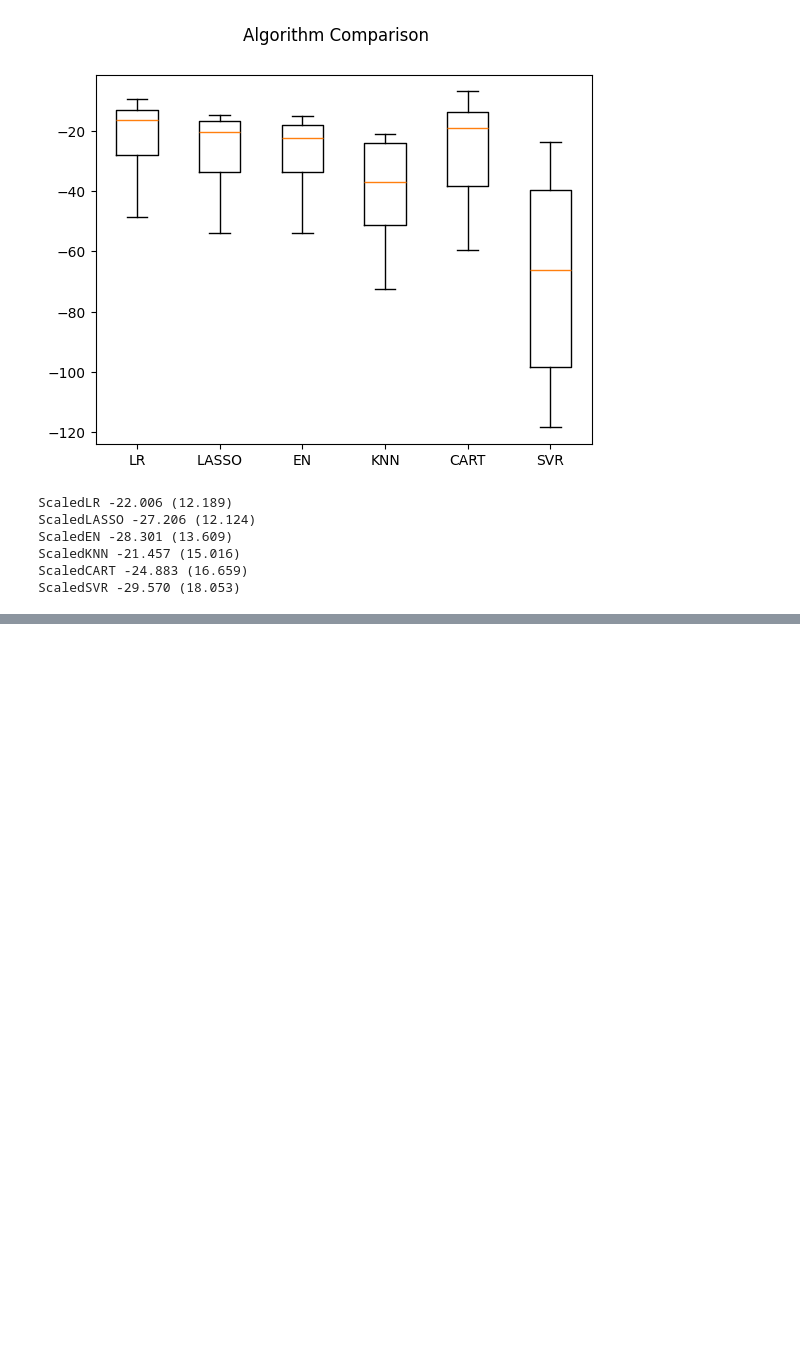
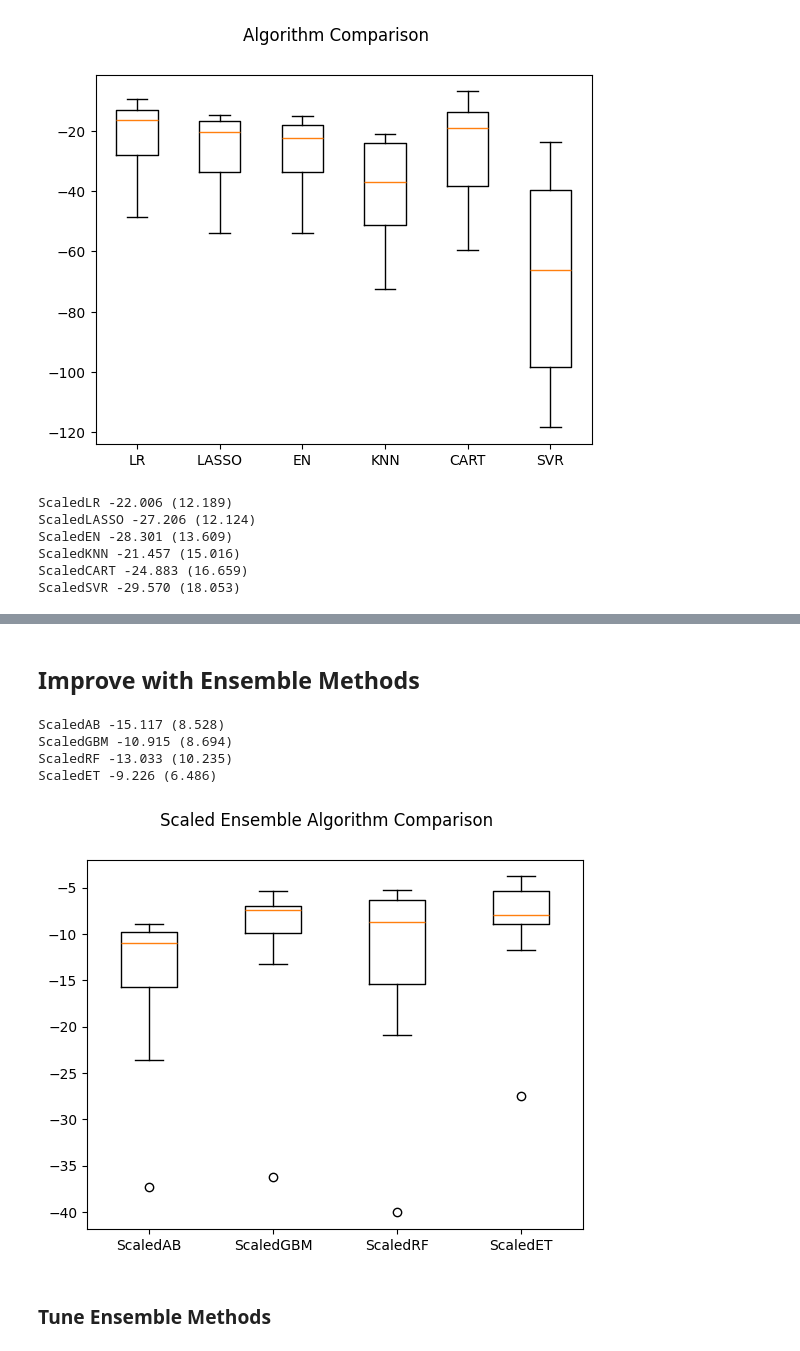
Before and after one commit to kabirolawore/boston_dataset, a Jupyter notebook: house_price_ds.ipynb, the cells around one changed output, grey strips where cells are left out. Saved outputs shown, nothing was run; the diff lists cells and outputs as text; code cells hidden in the pictures; blank space fills up the shorter version.

```diff
--- a/house_price_ds.ipynb
+++ b/house_price_ds.ipynb
@@ -291,0 +310,10 @@ ScaledSVR -29.570 (18.053)
+# %%
+# KNN Algorithm tuning
+scaler = StandardScaler().fit(X_train)
+rescaledX = scaler.transform(X_train)
+k_values = [1,3,5,7,9,11,13,15,17,19,21]
+param_grid = dict(n_neighbors=k_values)
+model = KNeighborsRegressor()
+kfold = KFold(n_splits=num_folds, random_state=seed, shuffle=True)
+grid = GridSearchCV(estimator=model, param_grid=param_grid, scoring=scoring, cv=kfold)
+grid_result = grid.fit(rescaledX, Y_train)
@@ -291,0 +340,42 @@ ScaledSVR -29.570 (18.053)
+# %% [markdown]
+## Improve with Ensemble Methods
+# %%
+# Ensembles
+ensembles = []
+ensembles.append(('ScaledAB',
+                Pipeline([('Scaler', StandardScaler()),('AB', AdaBoostRegressor())])))
+ensembles.append(('ScaledGBM',
+                Pipeline([('Scaler', StandardScaler()),('GBM', GradientBoostingRegressor())])))
+ensembles.append(('ScaledRF',
+                Pipeline([('Scaler', StandardScaler()),('RF', RandomForestRegressor())])))
+ensembles.append(('ScaledET',
+                Pipeline([('Scaler', StandardScaler()),('ET', ExtraTreesRegressor())])))
+
+results = []
+names = []
+
+for name, model in ensembles:
+    kfold = KFold(n_splits=num_folds, random_state=seed, shuffle=True)
+    cv_results = cross_val_score(model, X_train, Y_train, cv=kfold, scoring=scoring)
+    results.append(cv_results)
+    names.append(name)
+    # msg = "%s: %f (%f)" % (name, cv_results.mean(), cv_results.std())
+    msg = f"{name} {cv_results.mean():.3f} ({cv_results.std():.3f})"
+    print(msg)
+# %% [output]
+ScaledAB -15.117 (8.528)
+ScaledGBM -10.915 (8.694)
+ScaledRF -13.033 (10.235)
+ScaledET -9.226 (6.486)
+# %%
+# Compare Algorithms
+fig = plt.figure()
+fig.suptitle('Scaled Ensemble Algorithm Comparison')
+ax = fig.add_subplot(111)
+plt.boxplot(results)
+ax.set_xticklabels(names)
+plt.show()
+# %% [output]
+[figure, added]
+# %% [markdown]
+### Tune Ensemble Methods
```
Also changed, not shown: parts of 7 cells of this notebook.
